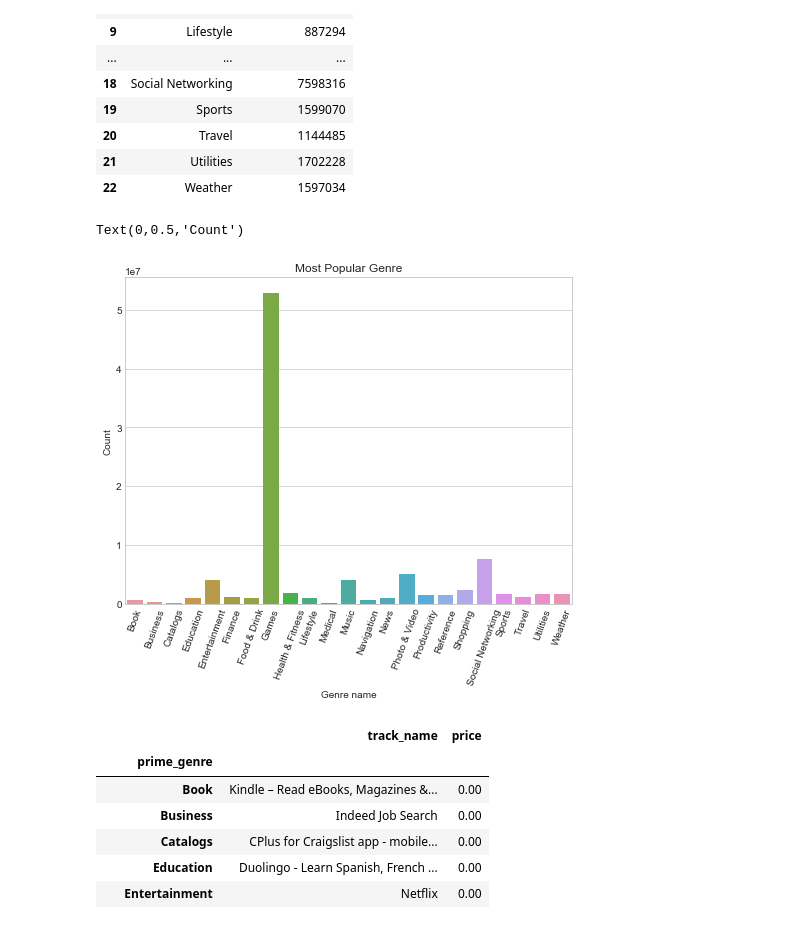
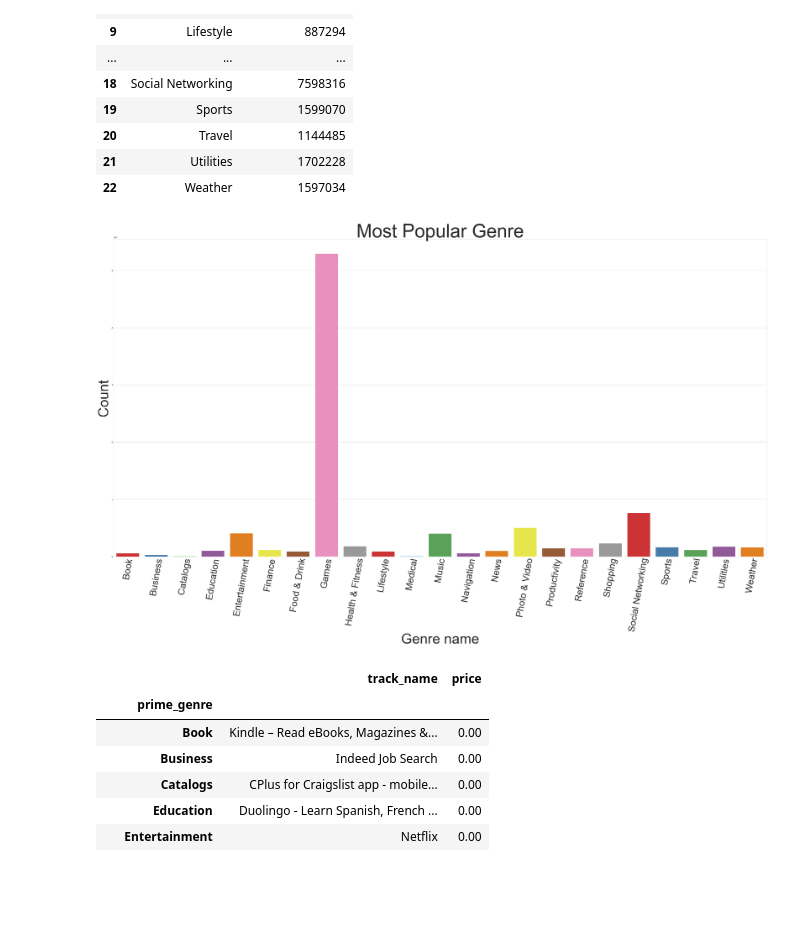
Before and after one commit to mobinmirarab/Mobile-Analytics, a Jupyter notebook: 01- EDA.ipynb, the cells around one changed output. Cells and saved outputs as stored; diff of their text form; code cells hidden in the pictures; blank space fills up the shorter version.

```diff
--- a/01- EDA.ipynb
+++ b/01- EDA.ipynb
@@ -75,15 +77,14 @@ is deprecated and will be removed in a future version
 | 21 | Utilities | 1702228 |
 | 22 | Weather | 1597034 |
 # %%
-plt.figure(figsize=(8, 6));
-g = sns.barplot(x = 'prime_genre', y='rating_count_tot', data=popularGenre)
-g.set_xticklabels(rotation=70, labels=popularGenre['prime_genre'])
-plt.title('Most Popular Genre')
-plt.xlabel('Genre name')
-plt.ylabel('Count')
+plt.figure(figsize=(50, 25));
+g = sns.barplot(x = 'prime_genre', y='rating_count_tot', data=popularGenre, palette="Set1")
+g.set_xticklabels(rotation=80, labels=popularGenre['prime_genre'], fontsize=40)
+plt.title('Most Popular Genre', fontsize=80)
+plt.xlabel('Genre name', fontsize=60)
+plt.ylabel('Count', fontsize=60);
 # %% [output]
-Text(0,0.5,'Count')
-[figure, old version]
+[figure, new version]
 # %%
 popularApp = dataSet.loc[dataSet.reset_index().groupby(['prime_genre'])['rating_count_tot'].idxmax()]
 # reset the Dataframe index
```
Also changed, not shown: parts of 17 cells of this notebook, 5 other files.
